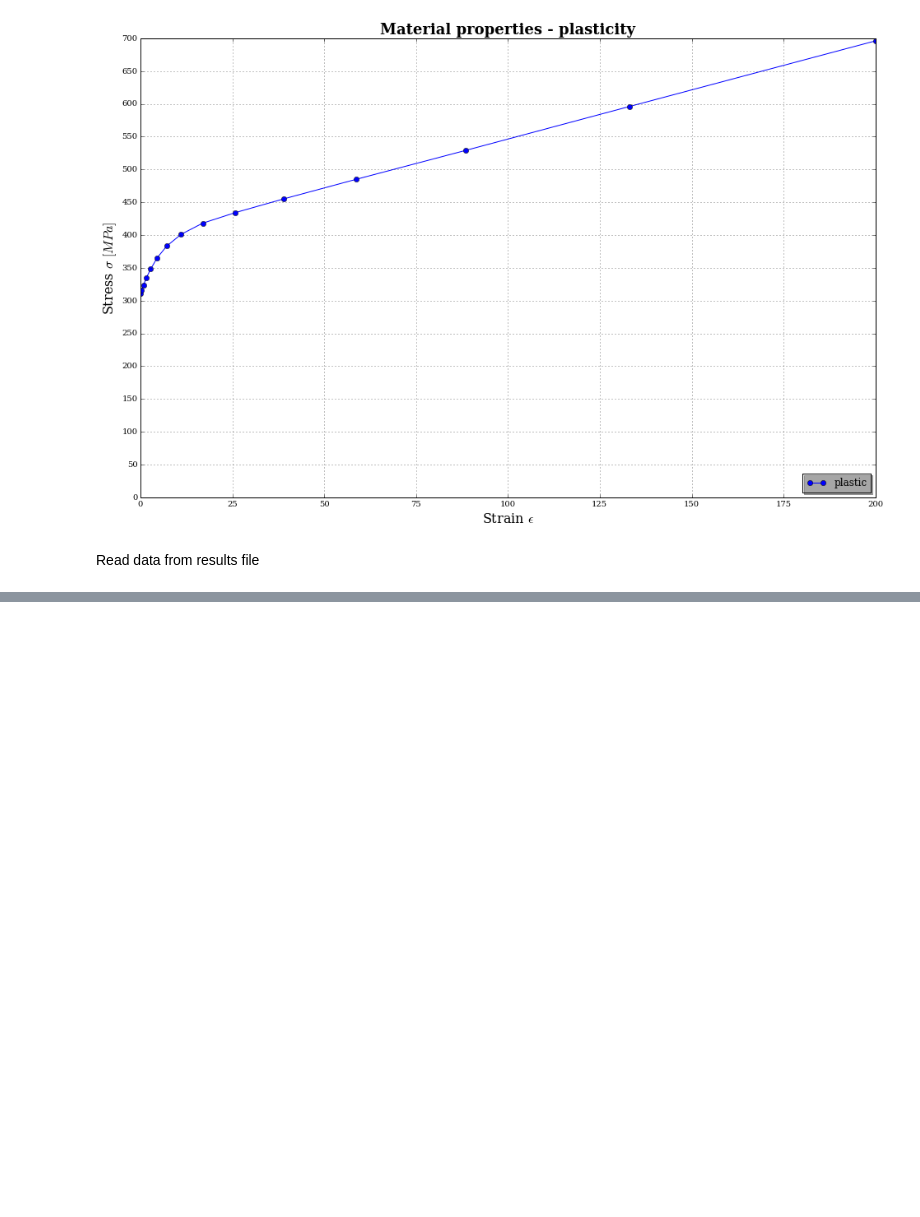
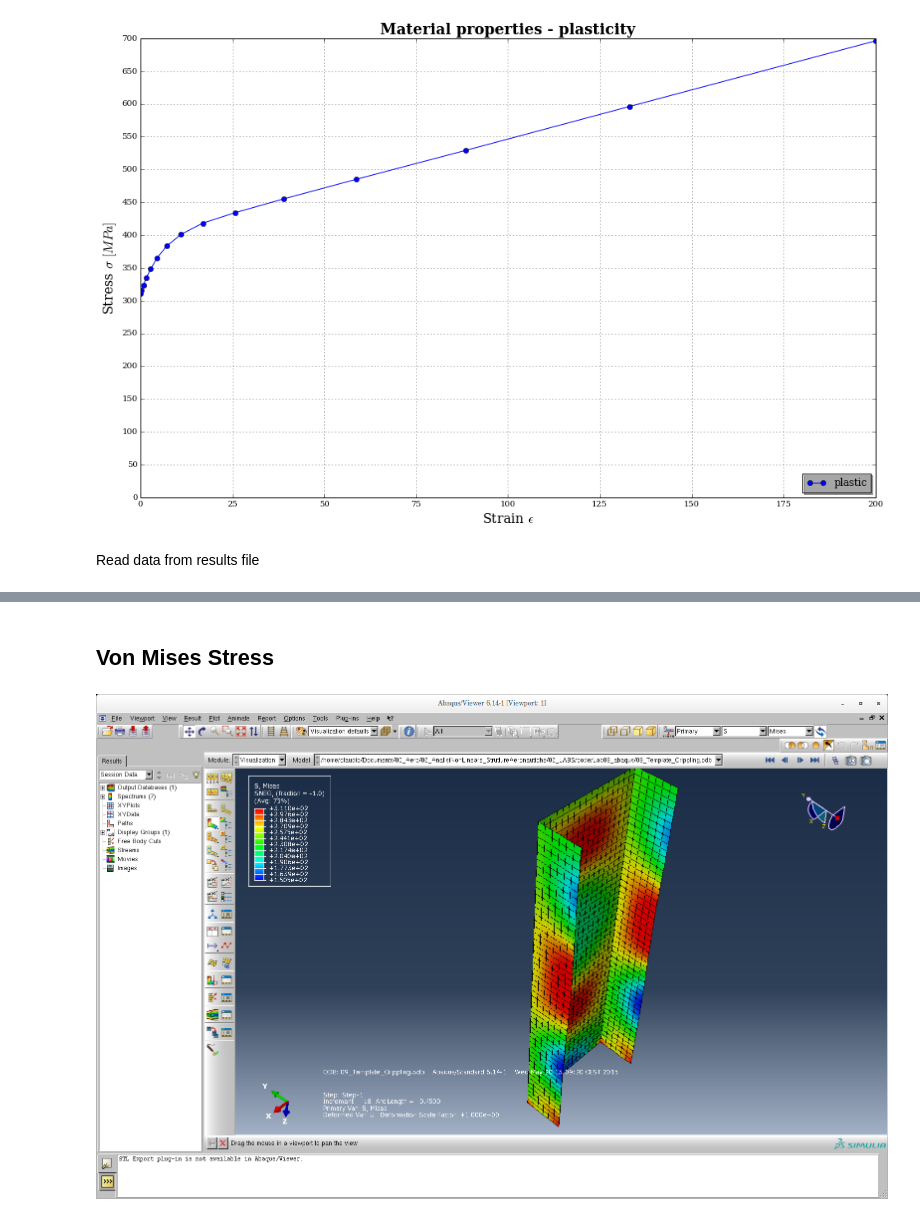
Before and after one commit to Ccaccia73/NLAAS-Labs, a Jupyter notebook: lab09.ipynb, the cells around one changed output, grey strips where cells are left out. Cells and saved outputs as stored; diff of their text form; code cells hidden in the pictures; blank space fills up the shorter version.

```diff
--- a/lab09.ipynb
+++ b/lab09.ipynb
@@ -96,0 +112,6 @@ plt.savefig('Lab09.jpg')
+# %% [markdown]
+## Von Mises Stress
+# %%
+Image(filename='../Lab09_abaqus/vm_stress_el.png')
+# %% [output]
+[figure, added]
```
Also changed, not shown: parts of 10 cells of this notebook, 1 other file.
